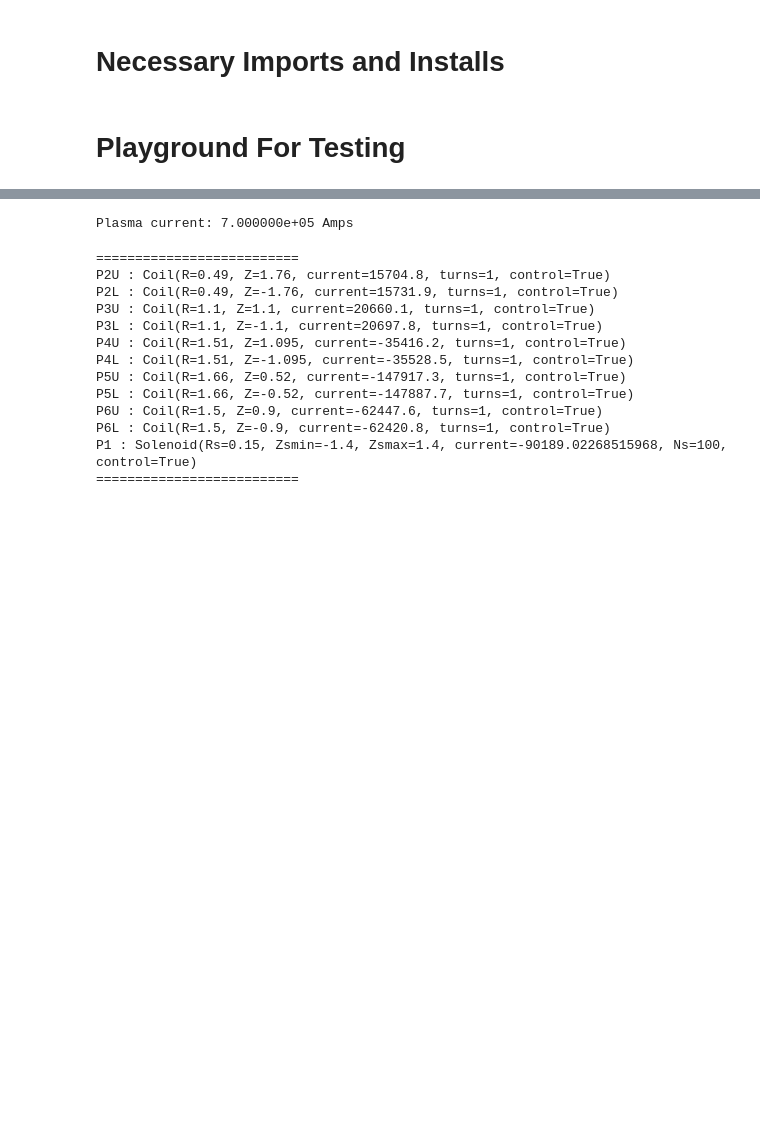
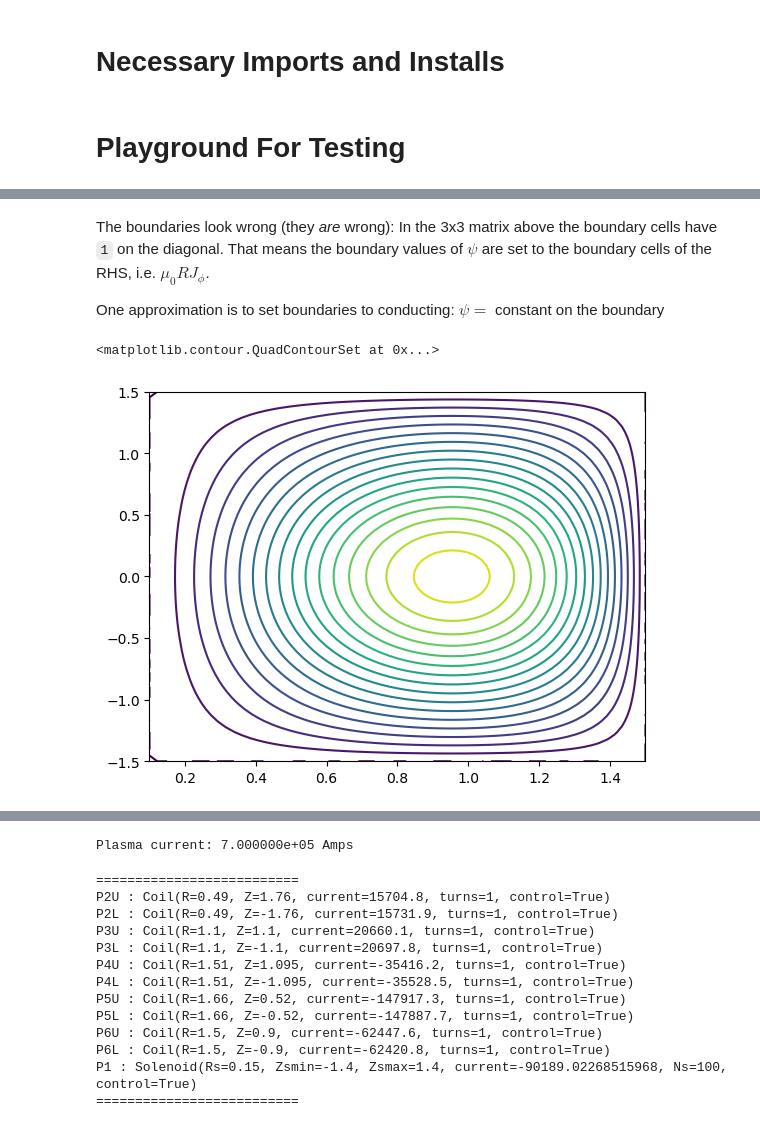
Before and after one commit to MrLou1976/PHY_329_Final_Project, a Jupyter notebook: Tokomak_Learning_Playground.ipynb, the cells around one changed output, grey strips where cells are left out. Saved outputs shown, nothing was run; the diff lists cells and outputs as text; code cells hidden in the pictures; blank space fills up the shorter version.

```diff
--- a/Tokomak_Learning_Playground.ipynb
+++ b/Tokomak_Learning_Playground.ipynb
@@ -81,0 +195,17 @@ plt.show()
+# %% [markdown]
+The boundaries look wrong (they *are* wrong): In the 3x3 matrix above the boundary cells have `1` on the diagonal. That means the boundary values of $\psi$ are set to the boundary cells of the RHS, i.e. $\mu_0 R J_\phi$.
+
+One approximation is to set boundaries to conducting: $\psi = $ constant on the boundary
+# %%
+rhs = -mu0 * R * J_tor
+# Set all boundaries of psi to zero:
+rhs[0,:] = rhs[-1,:] = rhs[:,0] = rhs[:,-1] = 0
+
+# Re-solve
+psi = solver(rhs.flatten()).reshape(R.shape)
+
+# Plot contours of psi
+plt.contour(R, Z, psi, 20)
+# %% [output]
+<matplotlib.contour.QuadContourSet at 0x...>
+[figure, added]
```
Also changed, not shown: parts of 30 cells of this notebook.
